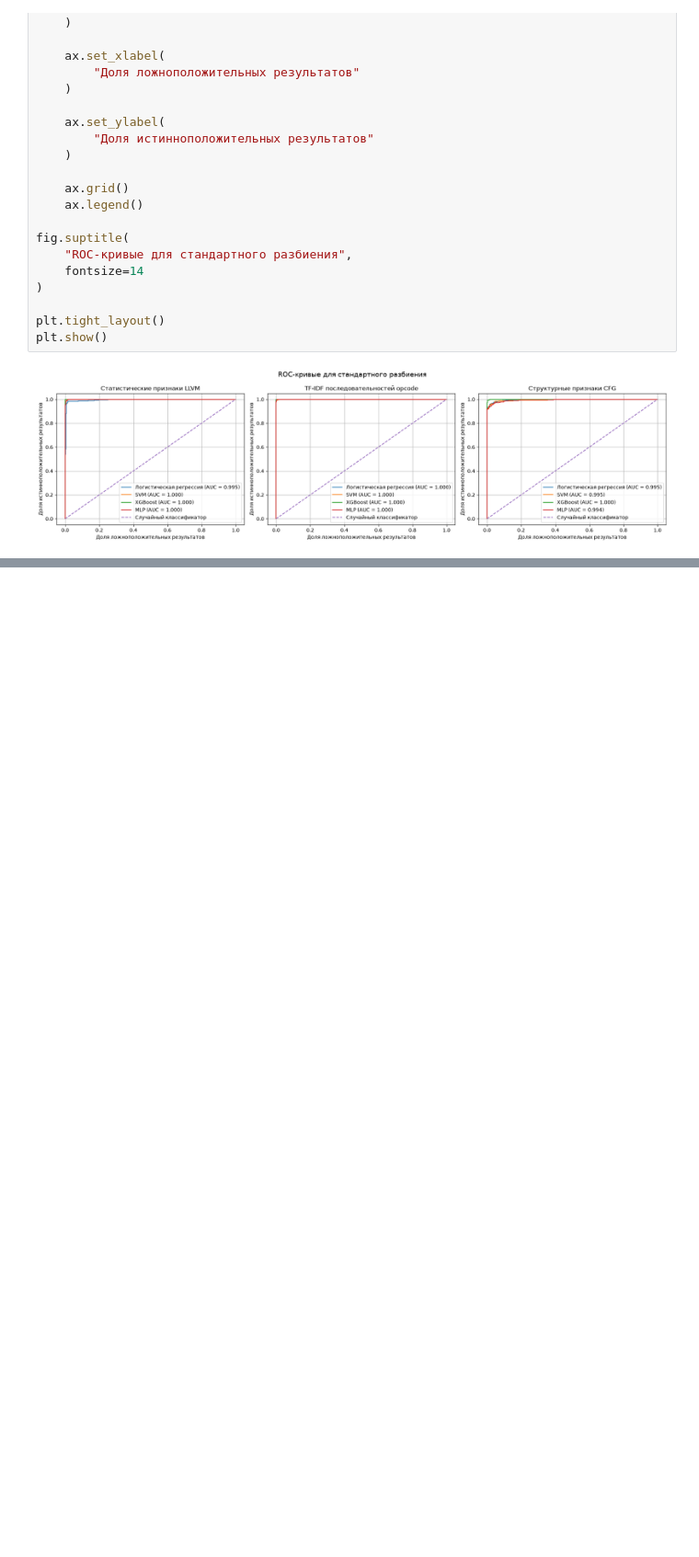
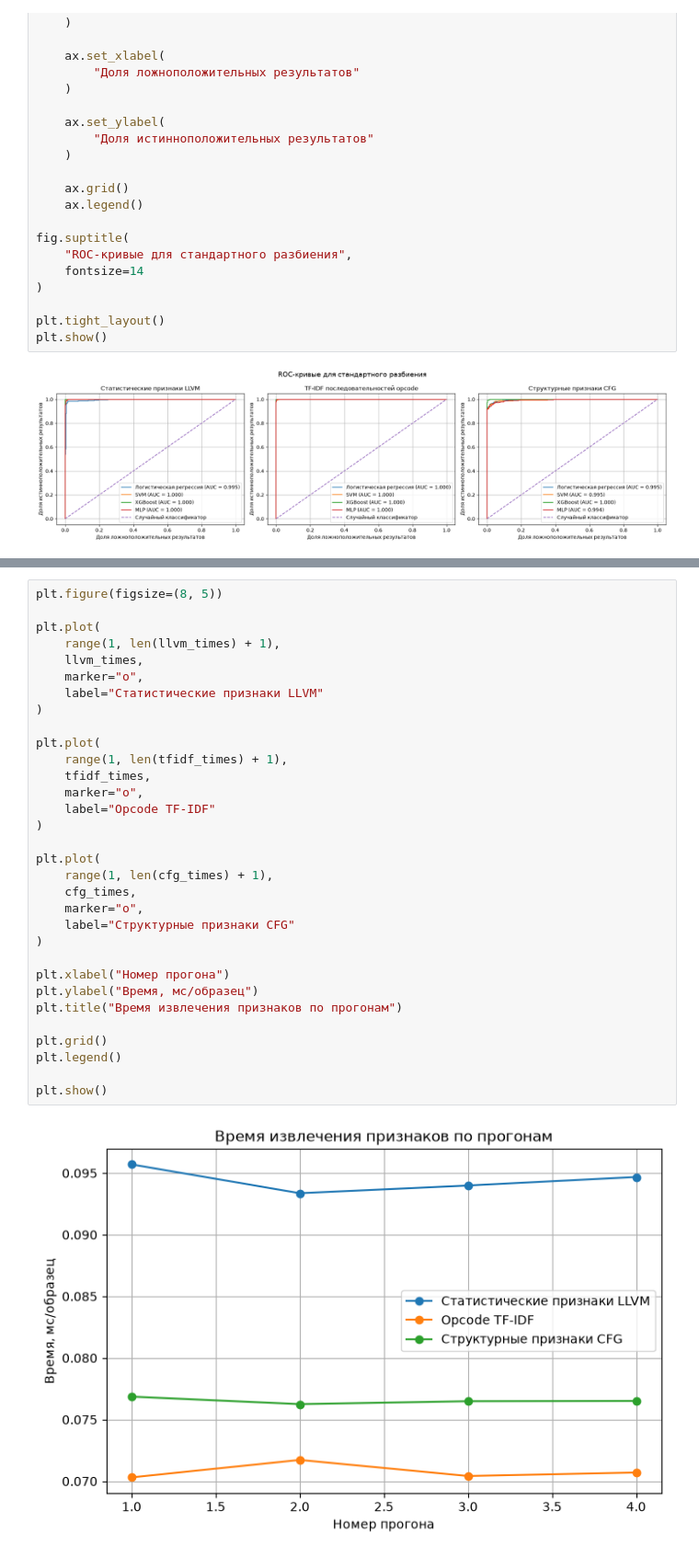
Before and after one commit to TimurGilmutpr/ml-guided-static-analysis, a Jupyter notebook: ML_part.ipynb, the cells around one changed output, grey strips where cells are left out. Shown at 92% size. Drawn from its saved outputs; the diff is of its cells as text; blank space fills up the shorter version.

```diff
--- a/ML_part.ipynb
+++ b/ML_part.ipynb
@@ -3193,0 +3334,34 @@ plt.show()
+# %%
+plt.figure(figsize=(8, 5))
+
+plt.plot(
+    range(1, len(llvm_times) + 1),
+    llvm_times,
+    marker="o",
+    label="Статистические признаки LLVM"
+)
+
+plt.plot(
+    range(1, len(tfidf_times) + 1),
+    tfidf_times,
+    marker="o",
+    label="Opcode TF-IDF"
+)
+
+plt.plot(
+    range(1, len(cfg_times) + 1),
+    cfg_times,
+    marker="o",
+    label="Структурные признаки CFG"
+)
+
+plt.xlabel("Номер прогона")
+plt.ylabel("Время, мс/образец")
+plt.title("Время извлечения признаков по прогонам")
+
+plt.grid()
+plt.legend()
+
+plt.show()
+# %% [output]
+[figure, added]
```
Also changed, not shown: parts of 11 cells of this notebook.
